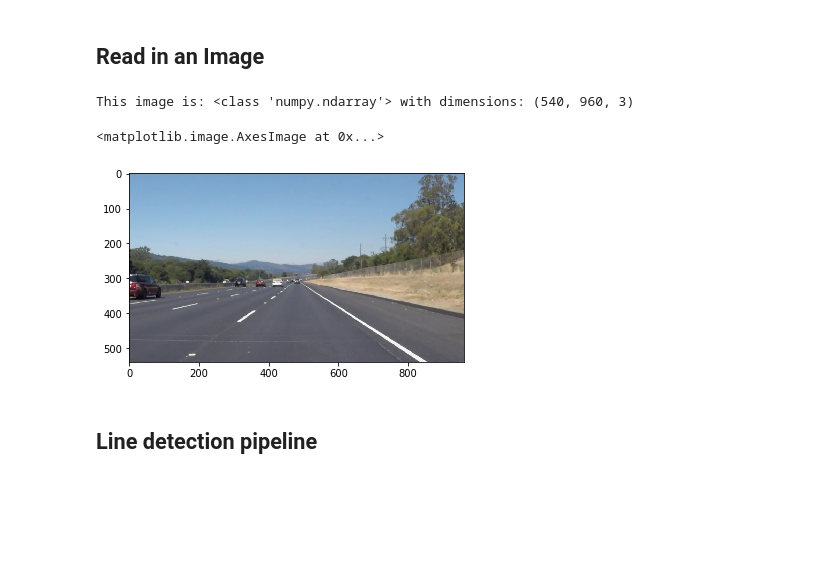
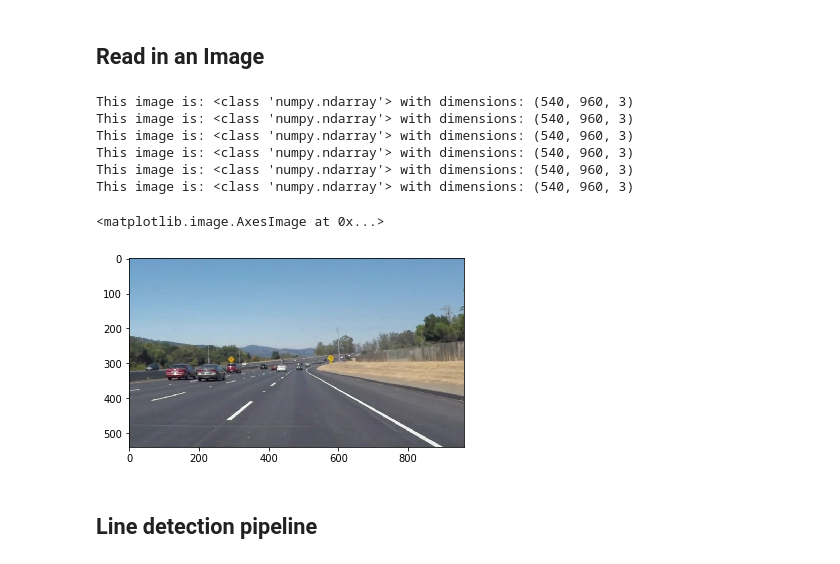
Before and after one commit to MarekWdowiak/Finding-Lane-Lines, a Jupyter notebook: Proj1.ipynb, the cells around one changed output. Saved outputs shown, nothing was run; the diff lists cells and outputs as text; code cells hidden in the pictures; blank space fills up the shorter version.

Commit message:
Functions defined, images saved

```diff
--- a/Proj1.ipynb
+++ b/Proj1.ipynb
@@ -11,17 +11,34 @@ import cv2
 %matplotlib inline
 # %% [markdown]
 ## Read in an Image
-# %%
-#reading in an image
-image = mpimg.imread('test_images/solidWhiteRight.jpg')
-
-#printing out some stats and plotting
-print('This image is:', type(image), 'with dimensions:', image.shape)
-plt.imshow(image)  # if you wanted to show a single color channel image called 'gray', for example, call as plt.imshow(gray, cmap='gray')
-# %% [output]
-This image is: <class 'numpy.ndarray'> with dimensions: (540, 960, 3)
-<matplotlib.image.AxesImage at 0x...>
-[figure, removed]
+# %%
+import os
+
+#reading in an image
+#yui = mpimg.imread('test_images/solidWhiteCurve.jpg')
+#yu = mpimg.imread('test_images/solidWhiteCurve.jpg')
+image = []
+image.append(mpimg.imread('test_images/solidWhiteCurve.jpg'))
+image.append(mpimg.imread('test_images/solidWhiteRight.jpg'))
+image.append(mpimg.imread('test_images/solidYellowCurve.jpg'))
+image.append(mpimg.imread('test_images/solidYellowCurve2.jpg'))
+image.append(mpimg.imread('test_images/solidYellowLeft.jpg'))
+image.append(mpimg.imread('test_images/whiteCarLaneSwitch.jpg'))
+
+#printing out some stats and plotting
+for img in image:
+    print('This image is:', type(img), 'with dimensions:', img.shape)
+
+plt.imshow(image[0])
+# %% [output]
+This image is: <class 'numpy.ndarray'> with dimensions: (540, 960, 3)
+This image is: <class 'numpy.ndarray'> with dimensions: (540, 960, 3)
+This image is: <class 'numpy.ndarray'> with dimensions: (540, 960, 3)
+This image is: <class 'numpy.ndarray'> with dimensions: (540, 960, 3)
+This image is: <class 'numpy.ndarray'> with dimensions: (540, 960, 3)
+This image is: <class 'numpy.ndarray'> with dimensions: (540, 960, 3)
+<matplotlib.image.AxesImage at 0x...>
+[figure, added]
 # %% [markdown]
 ## Line detection pipeline
 # %% [markdown]
```
Also changed, not shown: parts of 21 cells of this notebook, 5 other files.
